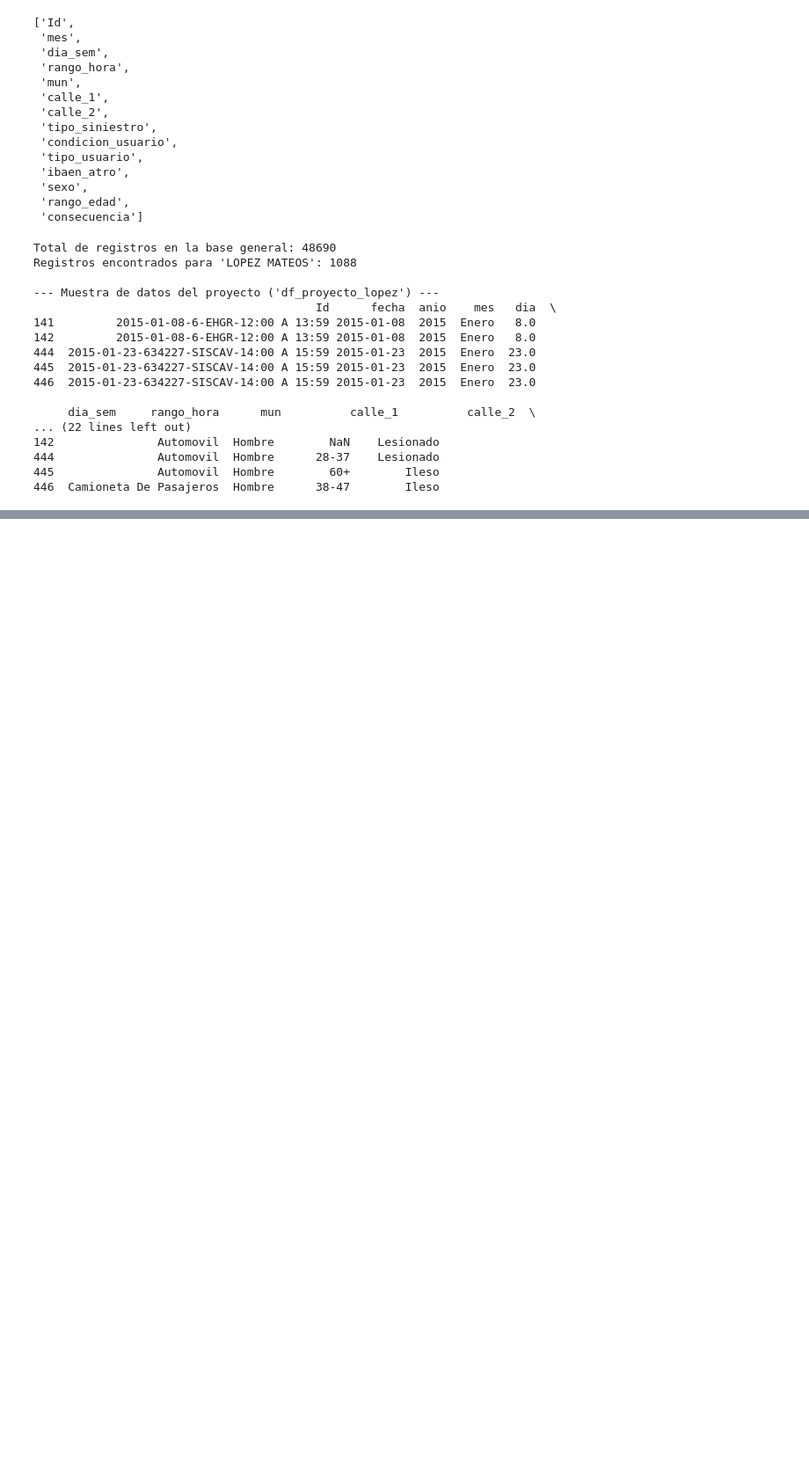
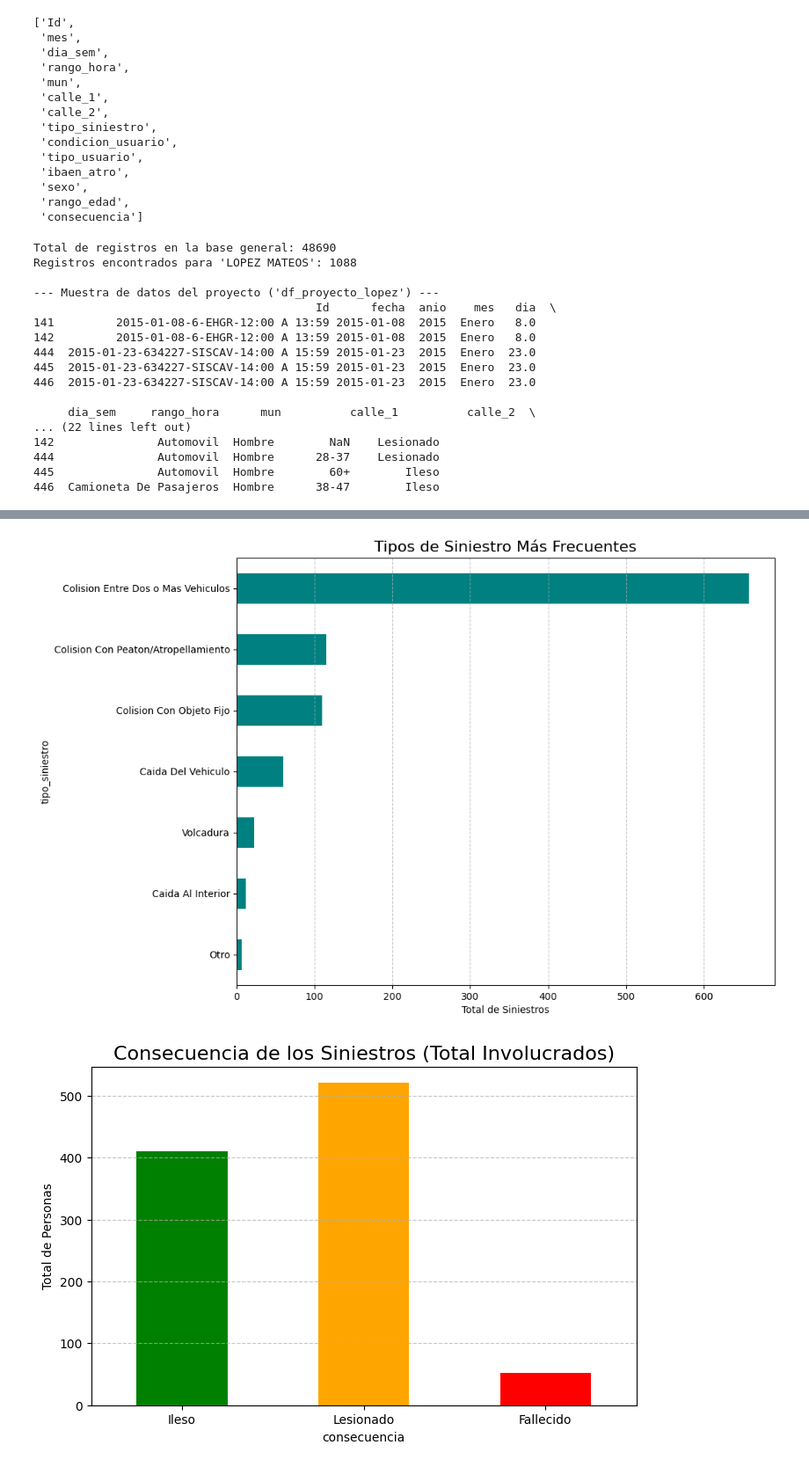
Before and after one commit to JamesKristofUbiarco/Project-Lopez-Matebros, a Jupyter notebook: exploracion_siniestralidad.ipynb, the cells around one changed output, grey strips where cells are left out. Shown at 88% size. Cells and saved outputs as stored; diff of their text form; code cells hidden in the pictures; blank space fills up the shorter version.

```diff
--- a/exploracion_siniestralidad.ipynb
+++ b/exploracion_siniestralidad.ipynb
@@ -231,0 +558,40 @@ Registros encontrados para 'LOPEZ MATEOS': 1088
+# %%
+# Celda 12: Análisis de Tipo y Consecuencia
+
+if 'df_proyecto_lopez' in locals():
+
+    # --- Gráfica 1: Tipos de Siniestro ---
+
+    # Usamos 'barh' (horizontal) porque las etiquetas son largas
+    plt.figure(figsize=(10, 8))
+    # 'ascending=True' para que el más grande quede arriba
+    df_proyecto_lopez['tipo_siniestro'].value_counts(ascending=True).plot(kind='barh', color='teal')
+
+    plt.title('Tipos de Siniestro Más Frecuentes', fontsize=16)
+    plt.xlabel('Total de Siniestros')
+    plt.grid(axis='x', linestyle='--', alpha=0.7)
+    plt.savefig('grafica_tipo_siniestro.png')
+    plt.show()
+
+    # --- Gráfica 2: Consecuencia de los Siniestros ---
+
+    # Definimos un orden lógico
+    orden_consec = ['Ileso', 'Lesionado', 'Fallecido']
+    conteo_consec = df_proyecto_lopez['consecuencia'].value_counts().reindex(orden_consec)
+
+    plt.figure(figsize=(8, 5))
+    # Damos colores para impacto visual
+    conteo_consec.plot(kind='bar', color=['green', 'orange', 'red'])
+
+    plt.title('Consecuencia de los Siniestros (Total Involucrados)', fontsize=16)
+    plt.ylabel('Total de Personas')
+    plt.xticks(rotation=0)
+    plt.grid(axis='y', linestyle='--', alpha=0.7)
+    plt.savefig('grafica_consecuencia_siniestro.png')
+    plt.show()
+
+else:
+    print("ERROR: Ejecuta 'df_proyecto_lopez' primero.")
+# %% [output]
+[figure, added]
+[figure, added]
```
Also changed, not shown: parts of 11 cells of this notebook, 1 other file.
